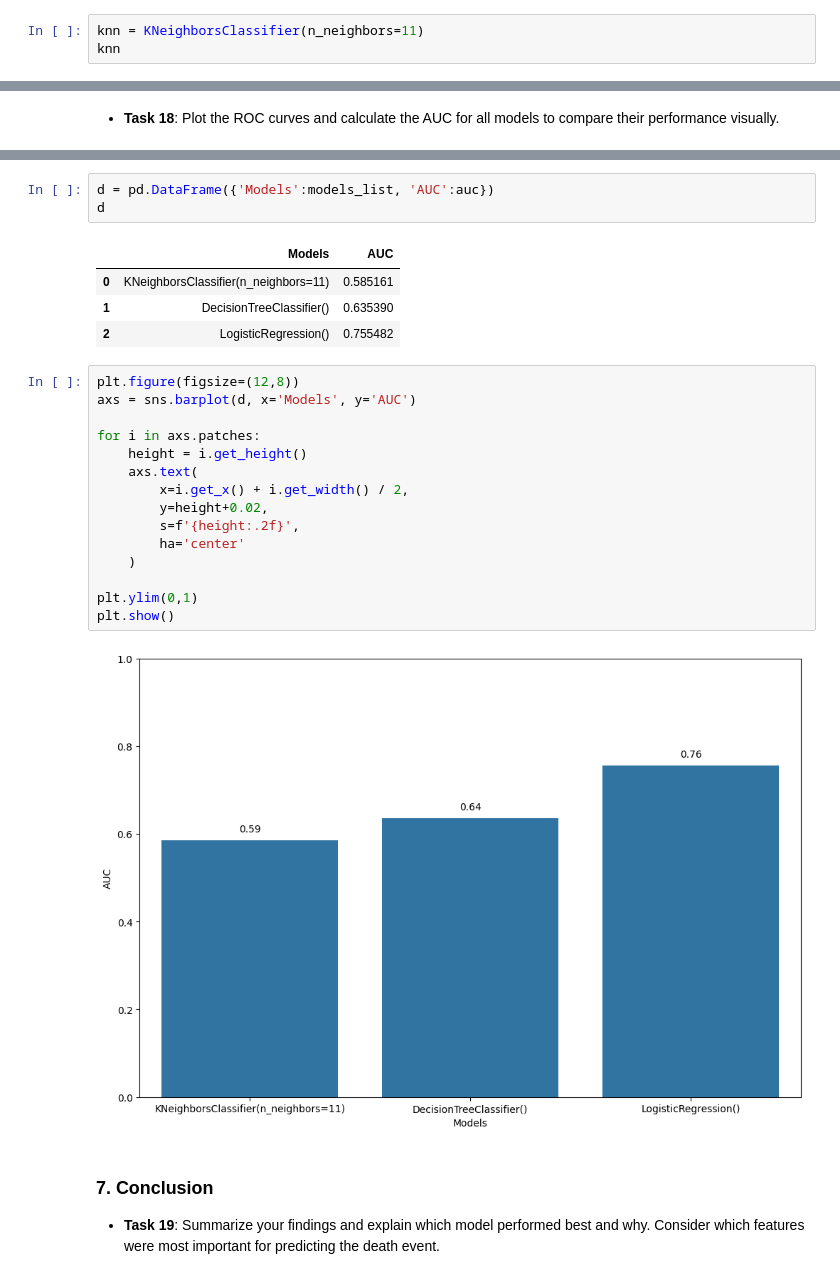
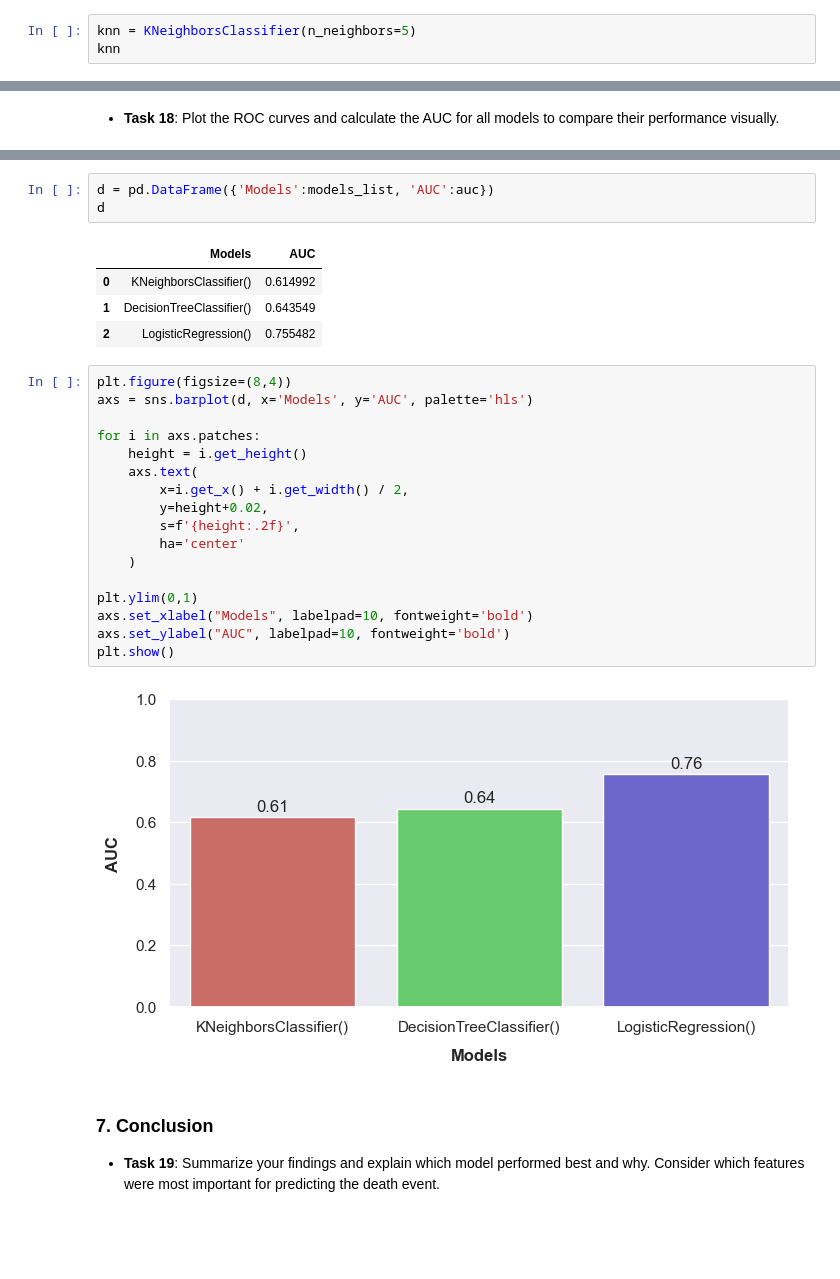
Before and after one commit to rafhan59/Heart-Failure-Prediction-Model, a Jupyter notebook: Assignment_Classification_Model_Evaluation_.ipynb, the cells around one changed output, grey strips where cells are left out. Drawn from its saved outputs; the diff is of its cells as text; blank space fills up the shorter version.

```diff
--- a/Assignment_Classification_Model_Evaluation_.ipynb
+++ b/Assignment_Classification_Model_Evaluation_.ipynb
@@ -258,6 +257,6 @@ weighted avg       0.81      0.79      0.78        90
 # %%
 from sklearn.neighbors import KNeighborsClassifier
 # %%
-knn = KNeighborsClassifier(n_neighbors=11)
+knn = KNeighborsClassifier(n_neighbors=5)
 knn
 # %% [output]
@@ -445,26 +455,28 @@ d = pd.DataFrame({'Models':models_list, 'AUC':auc})
 d
 # %% [output]
 |  | Models | AUC |
-| 0 | KNeighborsClassifier(n_neighbors=11) | 0.585161 |
-| 1 | DecisionTreeClassifier() | 0.635390 |
+| 0 | KNeighborsClassifier() | 0.614992 |
+| 1 | DecisionTreeClassifier() | 0.643549 |
 | 2 | LogisticRegression() | 0.755482 |
 # %%
-plt.figure(figsize=(12,8))
-axs = sns.barplot(d, x='Models', y='AUC')
+plt.figure(figsize=(8,4))
+axs = sns.barplot(d, x='Models', y='AUC', palette='hls')
 
 for i in axs.patches:
     height = i.get_height()
     axs.text(
         x=i.get_x() + i.get_width() / 2,
         y=height+0.02,
         s=f'{height:.2f}',
         ha='center'
     )
 
 plt.ylim(0,1)
+axs.set_xlabel("Models", labelpad=10, fontweight='bold')
+axs.set_ylabel("AUC", labelpad=10, fontweight='bold')
 plt.show()
 # %% [output]
-[figure, old version]
+[figure, new version]
 # %% [markdown]
 ### 7. Conclusion
 - **Task 19**: Summarize your findings and explain which model performed best and why. Consider which features were most important for predicting the death event.
```
Also changed, not shown: parts of 29 cells of this notebook.
